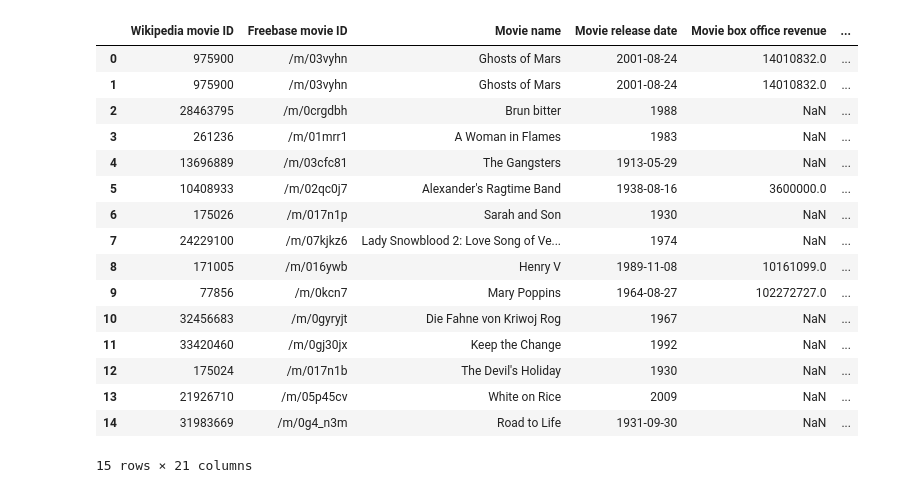
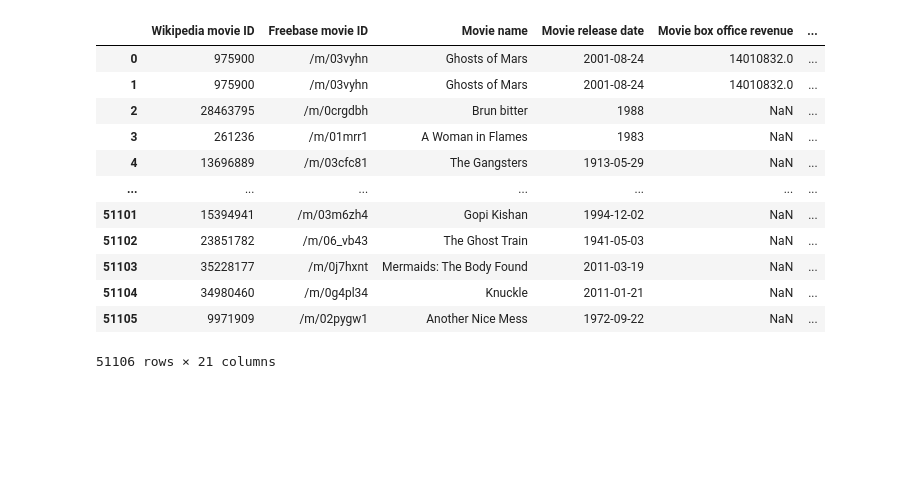
Before and after one commit to epfl-ada/ada-2023-project-datacuisiniers, a Jupyter notebook: p2_Pascal.ipynb, the cells around one changed output. Cells and saved outputs as stored; diff of their text form; code cells hidden in the pictures; blank space fills up the shorter version.

```diff
--- a/p2_Pascal.ipynb
+++ b/p2_Pascal.ipynb
@@ -67,0 +38,4 @@ movie_ratings.size
+# %%
+movies = pd.read_table('Data/MovieSummaries/movie.metadata.tsv', header=None)
+movies.columns = ['Wikipedia movie ID','Freebase movie ID','Movie name','Movie release date','Movie box office revenue','Movie runtime','Movie languages','Movie countries','Movie genres']
+display(movies)
@@ -67,0 +97,7 @@ movie_ratings.size
+# %%
+import ast
+
+# Remove leading and trailing spaces, then parse the dictionaries
+movies['Movie languages'] = movies['Movie languages'].apply(lambda x: ast.literal_eval(x.strip()) if x.strip() else {})
+movies['Movie countries'] = movies['Movie countries'].apply(lambda x: ast.literal_eval(x.strip()) if x.strip() else {})
+movies['Movie genres'] = movies['Movie genres'].apply(lambda x: ast.literal_eval(x.strip()) if x.strip() else {})
@@ -67,0 +585,3 @@ movie_ratings.size
+# %%
+ratings = pd.read_csv('Data/ratings.tsv', sep='\t')
+imdb_movies = pd.read_csv('Data/titles_imdb.tsv', sep='\t')
@@ -75,5 +678,5 @@ def extract_year(date_string):
     except (ValueError, TypeError):
         return date_string
 # %%
-movie_meta['Year'] = movie_meta['Movie release date'].apply(extract_year)
-movie_meta['Year'] = movie_meta['Year'].astype(str)
+movies['Year'] = movies['Movie release date'].apply(extract_year)
+movies['Year'] = movies['Year'].astype(str)
@@ -89,21 +699,17 @@ movie_meta.head()
 # %%
-movie_ratings_2 = pd.merge(movie_meta, movie_ratings, left_on=["Movie name", "Year"], right_on=["primaryTitle", "startYear"])
-movie_ratings_2.head(15)
+movie_ratings_2 = pd.merge(movies, movie_ratings, left_on=["Movie name", "Year"], right_on=["primaryTitle", "startYear"])
+display(movie_ratings_2)
 # %% [output]
 |  | Wikipedia movie ID | Freebase movie ID | Movie name | Movie release date | Movie box office revenue | ... |
 | 0 | 975900 | /m/03vyhn | Ghosts of Mars | 2001-08-24 | 14010832.0 | ... |
 | 1 | 975900 | /m/03vyhn | Ghosts of Mars | 2001-08-24 | 14010832.0 | ... |
 | 2 | 28463795 | /m/0crgdbh | Brun bitter | 1988 | NaN | ... |
 | 3 | 261236 | /m/01mrr1 | A Woman in Flames | 1983 | NaN | ... |
 | 4 | 13696889 | /m/03cfc81 | The Gangsters | 1913-05-29 | NaN | ... |
-| 5 | 10408933 | /m/02qc0j7 | Alexander's Ragtime Band | 1938-08-16 | 3600000.0 | ... |
-| 6 | 175026 | /m/017n1p | Sarah and Son | 1930 | NaN | ... |
-| 7 | 24229100 | /m/07kjkz6 | Lady Snowblood 2: Love Song of Ve... | 1974 | NaN | ... |
-| 8 | 171005 | /m/016ywb | Henry V | 1989-11-08 | 10161099.0 | ... |
-| 9 | 77856 | /m/0kcn7 | Mary Poppins | 1964-08-27 | 102272727.0 | ... |
-| 10 | 32456683 | /m/0gyryjt | Die Fahne von Kriwoj Rog | 1967 | NaN | ... |
-| 11 | 33420460 | /m/0gj30jx | Keep the Change | 1992 | NaN | ... |
-| 12 | 175024 | /m/017n1b | The Devil's Holiday | 1930 | NaN | ... |
-| 13 | 21926710 | /m/05p45cv | White on Rice | 2009 | NaN | ... |
-| 14 | 31983669 | /m/0g4_n3m | Road to Life | 1931-09-30 | NaN | ... |
+| ... | ... | ... | ... | ... | ... | ... |
+| 51101 | 15394941 | /m/03m6zh4 | Gopi Kishan | 1994-12-02 | NaN | ... |
+| 51102 | 23851782 | /m/06_vb43 | The Ghost Train | 1941-05-03 | NaN | ... |
+| 51103 | 35228177 | /m/0j7hxnt | Mermaids: The Body Found | 2011-03-19 | NaN | ... |
+| 51104 | 34980460 | /m/0g4pl34 | Knuckle | 2011-01-21 | NaN | ... |
+| 51105 | 9971909 | /m/02pygw1 | Another Nice Mess | 1972-09-22 | NaN | ... |
-15 rows × 21 columns
+51106 rows × 21 columns
```
Also changed, not shown: parts of 86 cells of this notebook, 1 other file.
